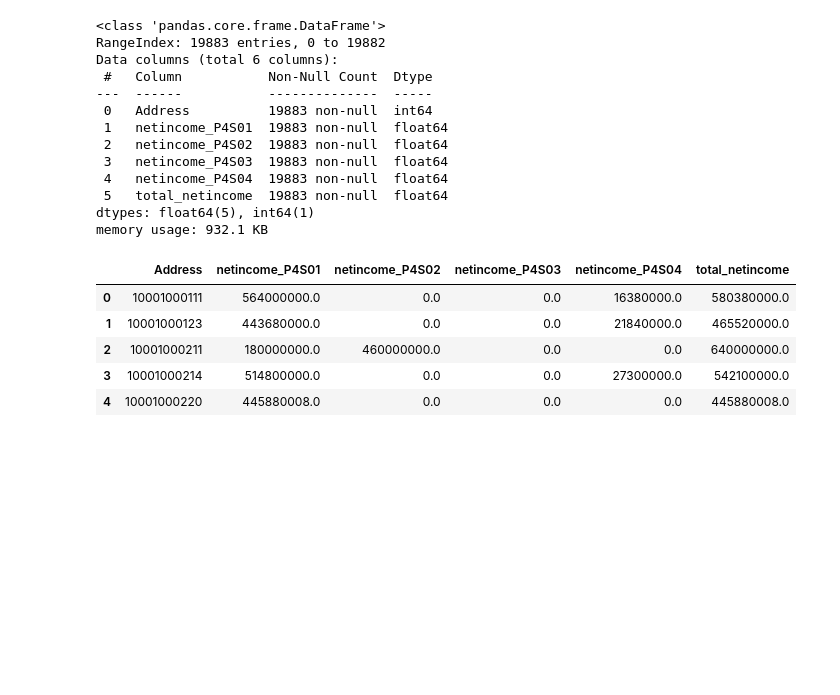
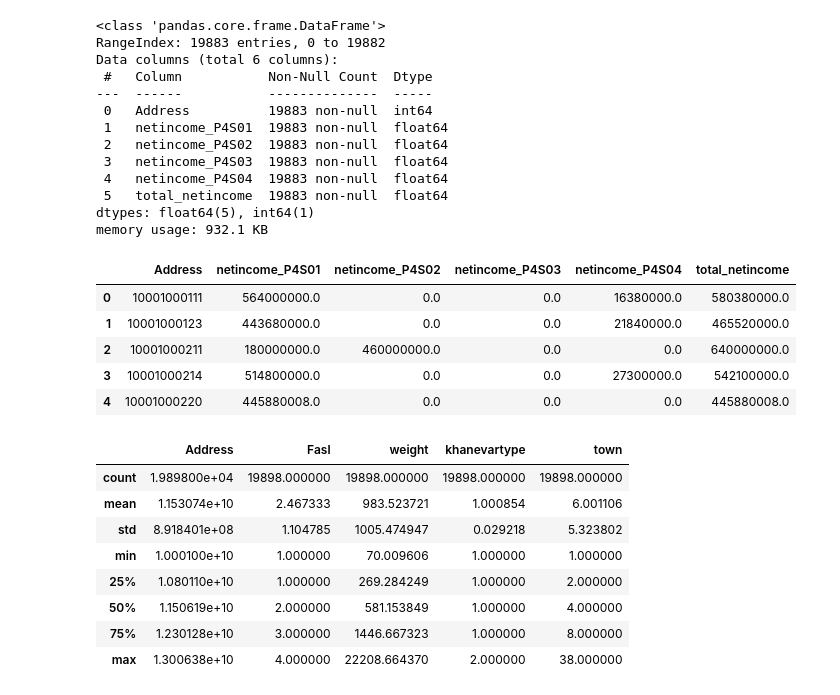
Before and after one commit to AmirmahdiGolahmar/Iranian_HEIS, a Jupyter notebook: data/Preprocessing.ipynb, the cells around one changed output. Drawn from its saved outputs; the diff is of its cells as text; code cells hidden in the pictures; blank space fills up the shorter version.

Commit message:
feat: u98 chaharmahal income data

```diff
--- a/data/Preprocessing.ipynb
+++ b/data/Preprocessing.ipynb
@@ -1080,0 +1084,14 @@ total_net_income.head()
+# %%
+u98_data = u98['U98Data']
+# %%
+u98_data.describe()
+# %% [output]
+|  | Address | Fasl | weight | khanevartype | town |
+| count | 1.989800e+04 | 19898.000000 | 19898.000000 | 19898.000000 | 19898.000000 |
+| mean | 1.153074e+10 | 2.467333 | 983.523721 | 1.000854 | 6.001106 |
+| std | 8.918401e+08 | 1.104785 | 1005.474947 | 0.029218 | 5.323802 |
+| min | 1.000100e+10 | 1.000000 | 70.009606 | 1.000000 | 1.000000 |
+| 25% | 1.080110e+10 | 1.000000 | 269.284249 | 1.000000 | 2.000000 |
+| 50% | 1.150619e+10 | 2.000000 | 581.153849 | 1.000000 | 4.000000 |
+| 75% | 1.230128e+10 | 3.000000 | 1446.667323 | 1.000000 | 8.000000 |
+| max | 1.300638e+10 | 4.000000 | 22208.664370 | 2.000000 | 38.000000 |
```
Also changed, not shown: parts of 12 cells of this notebook.
